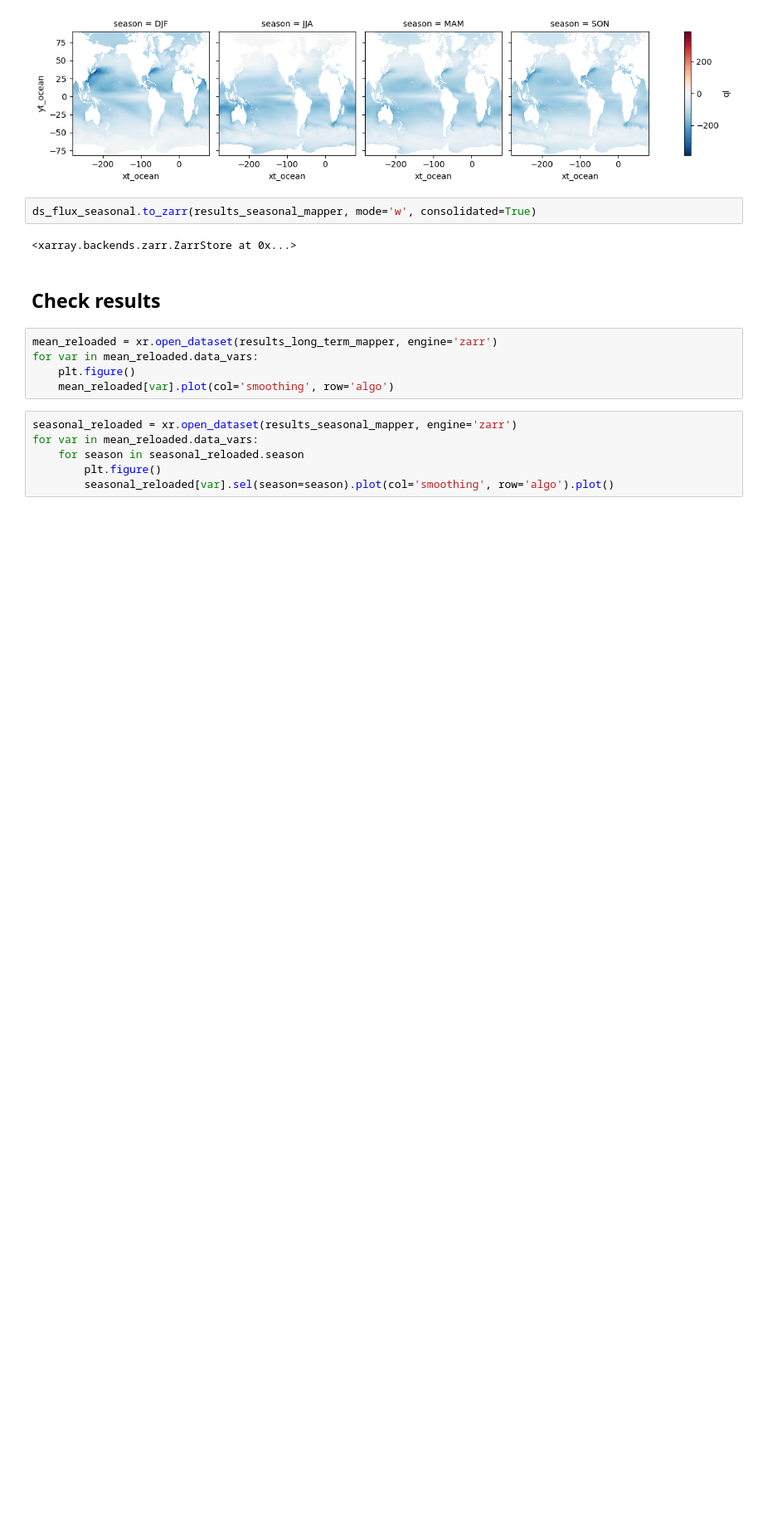
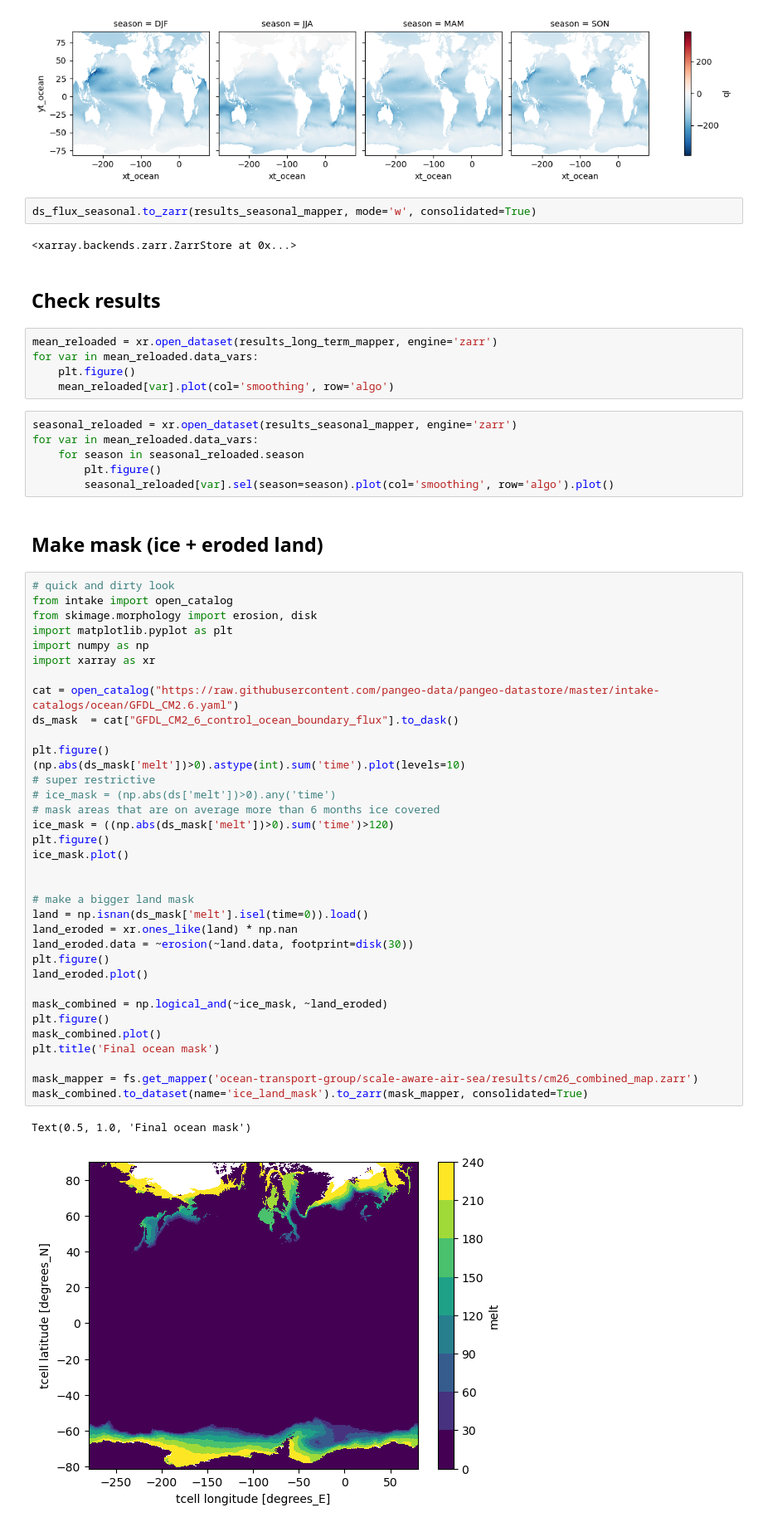
Before and after one commit to ocean-transport/scale-aware-air-sea, a Jupyter notebook: notebooks/jbusecke/workflow/cm26_paper_plots_preprocessing.ipynb, the cells around one changed output. Shown at 83% size. Saved outputs shown, nothing was run; the diff lists cells and outputs as text; blank space fills up the shorter version.

Commit message:
starting to implement ocean only filtering

```diff
--- a/notebooks/jbusecke/workflow/cm26_paper_plots_preprocessing.ipynb
+++ b/notebooks/jbusecke/workflow/cm26_paper_plots_preprocessing.ipynb
@@ -202,3 +202,43 @@ for var in mean_reloaded.data_vars:
     for season in seasonal_reloaded.season
         plt.figure()
         seasonal_reloaded[var].sel(season=season).plot(col='smoothing', row='algo').plot()
+# %% [markdown]
+## Make mask (ice + eroded land)
+# %%
+# quick and dirty look
+from intake import open_catalog
+from skimage.morphology import erosion, disk
+import matplotlib.pyplot as plt
+import numpy as np
+import xarray as xr
+
+cat = open_catalog("https://raw.githubusercontent.com/pangeo-data/pangeo-datastore/master/intake-catalogs/ocean/GFDL_CM2.6.yaml")
+ds_mask  = cat["GFDL_CM2_6_control_ocean_boundary_flux"].to_dask()
+
+plt.figure()
+(np.abs(ds_mask['melt'])>0).astype(int).sum('time').plot(levels=10)
+# super restrictive
+# ice_mask = (np.abs(ds['melt'])>0).any('time')
+# mask areas that are on average more than 6 months ice covered
+ice_mask = ((np.abs(ds_mask['melt'])>0).sum('time')>120)
+plt.figure()
+ice_mask.plot()
+
+
+# make a bigger land mask
+land = np.isnan(ds_mask['melt'].isel(time=0)).load()
+land_eroded = xr.ones_like(land) * np.nan
+land_eroded.data = ~erosion(~land.data, footprint=disk(30))
+plt.figure()
+land_eroded.plot()
+
+mask_combined = np.logical_and(~ice_mask, ~land_eroded)
+plt.figure()
+mask_combined.plot()
+plt.title('Final ocean mask')
+
+mask_mapper = fs.get_mapper('ocean-transport-group/scale-aware-air-sea/results/cm26_combined_map.zarr')
+mask_combined.to_dataset(name='ice_land_mask').to_zarr(mask_mapper, consolidated=True)
+# %% [output]
+Text(0.5, 1.0, 'Final ocean mask')
+[figure, added]
```
Also changed, not shown: parts of 1 cell of this notebook, 8 other files.
